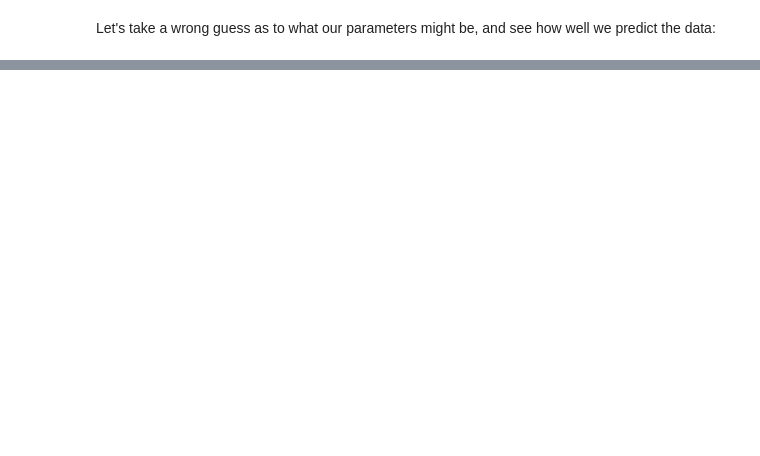
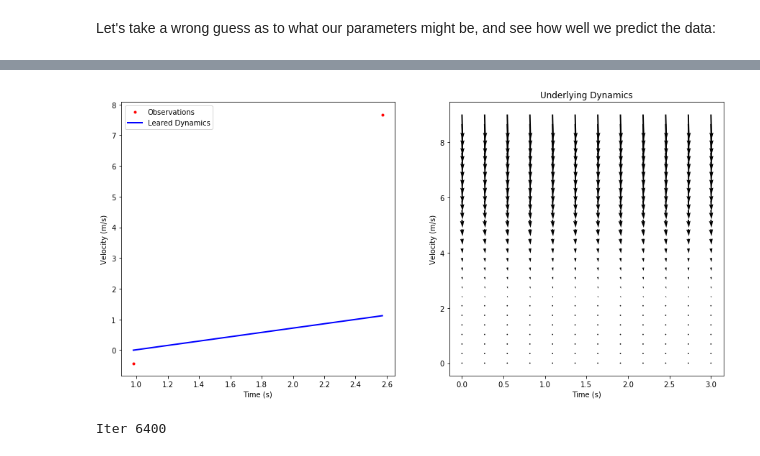
Before and after one commit to colinbrust/Week_11_NeuralODEs, a Jupyter notebook: Week_11_NODES.ipynb, the cells around one changed output, grey strips where cells are left out. Drawn from its saved outputs; the diff is of its cells as text; code cells hidden in the pictures; blank space fills up the shorter version.

```diff
--- a/Week_11_NODES.ipynb
+++ b/Week_11_NODES.ipynb
@@ -113,9 +127,9 @@ class FallingVelocity():
         dLdtheta1 = augmented_state[3] #You won't use this either
 
         return np.array([self.thetas[0] - self.thetas[1]*v**2,     # RHS forward model
-                         ???,                                      # RHS adjoint equation
+                         -a * -2 * self.thetas[1] * v,       # RHS adjoint equation
                          -a,                                       # integrand for theta_0
-                         ???])                                     # integrand for theta_1
+                         a*v**2])                                     # integrand for theta_1
 
     def forward(self):
         #Forward pass integration to get final velocity
@@ -136,46 +150,49 @@ class FallingVelocity():
 
             backward_time_range = time_backwards[i:(i+2)]
 
-            ###TODO add ajoint for theta1
             backward = odeint(self._dadt,augmented_state[-1],backward_time_range)[-1].ravel()
             augmented_state.append(np.array([backward[0],
                                              backward[1] + backward[0] - observations_backward[i+1],
                                              backward[2],
                                              backward[3]]))
 
-        return augmented_state[-1][2], augmented_state[-1][3] #??? What are we returning here?
+        return augmented_state[-1][2], augmented_state[-1][3] # We are returning the change in loss with respect to
+                                                              # our thetas so we can do gradient descent
 
 model = FallingVelocity(v_train, [4, 1.], times)
 
 eta = 0.0001 # Step size to take/learning rate. Breaks pretty easily, be careful here
 
 for i in range(6500):
 
     output = model.forward()
 
     grad_theta0, grad_theta1 = model.adjoint(output[-1]) ### Only feed the model the final state for backward pass
 
     ### TODO update thetas
-    model.thetas[0] -= ???
-    model.thetas[1] -= ???
+    model.thetas[0] -= eta*grad_theta0
+    model.thetas[1] -= eta*grad_theta1
 
     if i % 100 == 0:
         clear_output(wait=True)
         plt.figure(figsize = (15, 7))
         plt.subplot(121)
         plt.plot(times, v_train, '.r', label='Observations')
         plt.plot(times, output, 'b', label='Leared Dynamics', linewidth = 2)
         plt.xlabel('Time (s)')
         plt.ylabel('Velocity (m/s)')
         plt.legend()
         plt.subplot(122)
         changev = dvdt(meshv, mesht, model.thetas)
         plt.quiver(mesht, meshv, changet, changev, width = .005)
         plt.xlabel('Time (s)')
         plt.ylabel('Velocity (m/s)')
         plt.title('Underlying Dynamics')
         plt.show()
         print('Iter {:04d}'.format(i))
+# %% [output]
+[figure, added]
+Iter 6400
 # %% [markdown]
 ### Question 2: What would happen the velocity trajectory if we only had observations of the initial and final state?
 
```
Also changed, not shown: parts of 9 cells of this notebook.
